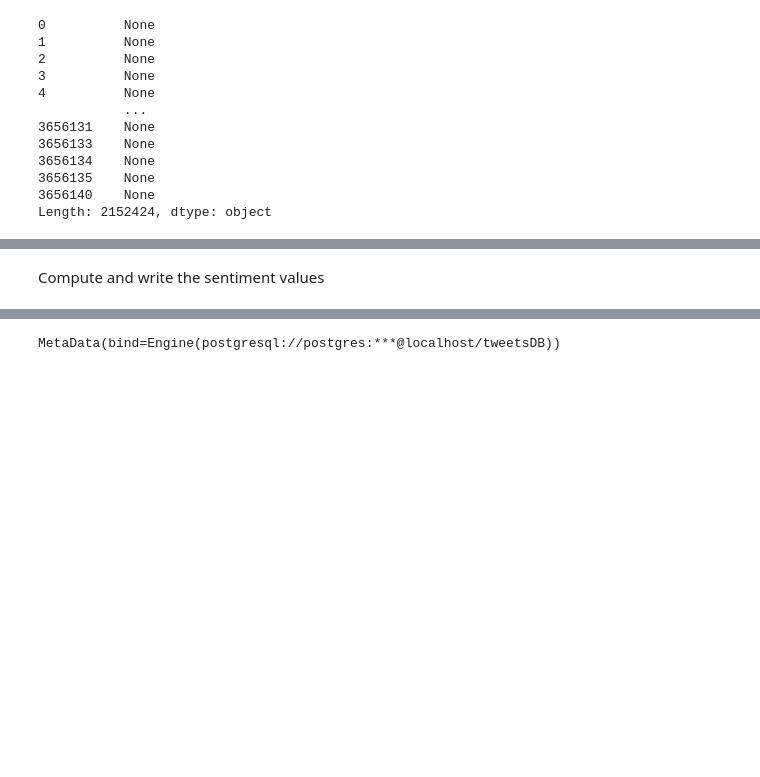
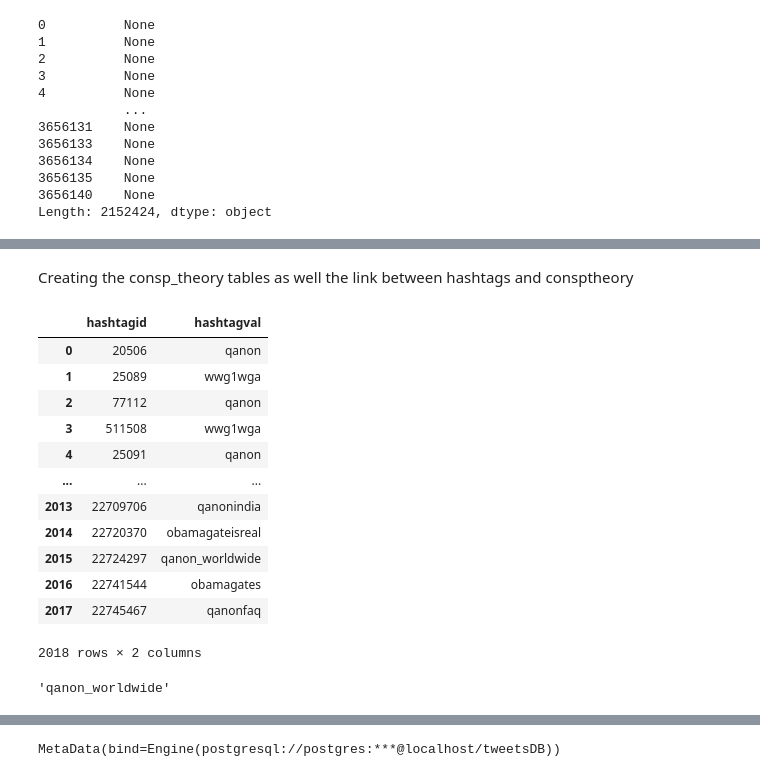
Before and after one commit to Denissovan/Denis_Krajcirik-PDT-zadanie1, a Jupyter notebook: tweets.ipynb, the cells around one changed output, grey strips where cells are left out. Cells and saved outputs as stored; diff of their text form; code cells hidden in the pictures; blank space fills up the shorter version.

Commit message:
starting consp_theory mapping

```diff
--- a/tweets.ipynb
+++ b/tweets.ipynb
@@ -282,4 +285,4 @@ df_filtered_tweets
 # %% [markdown]
 Remove duplicates
 # %%
-df_filtered_tweets = df_filtered_tweets.drop_duplicates(subset=['id'])
+df_unique_filtered_tweets = df_filtered_tweets.drop_duplicates(subset=['tweetid'])
@@ -390,2 +355,24 @@ I have written some
-# %% [markdown]
-Compute and write the sentiment values
+# %% [markdown]
+Creating the consp_theory tables as well the link between hashtags and consptheory
+# %%
+consp_theory_tab = df_filtered_tweets.loc[ : , ["hashtagid", "hashtagval"]]
+# %%
+consp_theory_tab = consp_theory_tab.drop_duplicates()
+# %%
+consp_theory_tab = consp_theory_tab.reset_index(drop=True)
+# %%
+consp_theory_tab
+# %% [output]
+|  | hashtagid | hashtagval |
+| 0 | 20506 | qanon |
+| 1 | 25089 | wwg1wga |
+| 2 | 77112 | qanon |
+| 3 | 511508 | wwg1wga |
+| 4 | 25091 | qanon |
+| ... | ... | ... |
+| 2013 | 22709706 | qanonindia |
+| 2014 | 22720370 | obamagateisreal |
+| 2015 | 22724297 | qanon_worldwide |
+| 2016 | 22741544 | obamagates |
+| 2017 | 22745467 | qanonfaq |
+2018 rows × 2 columns
@@ -391,0 +383,4 @@ Compute and write the sentiment values
+# %%
+consp_theory_tab['hashtagval'][2015]
+# %% [output]
+'qanon_worldwide'
```
Also changed, not shown: parts of 21 cells of this notebook.
